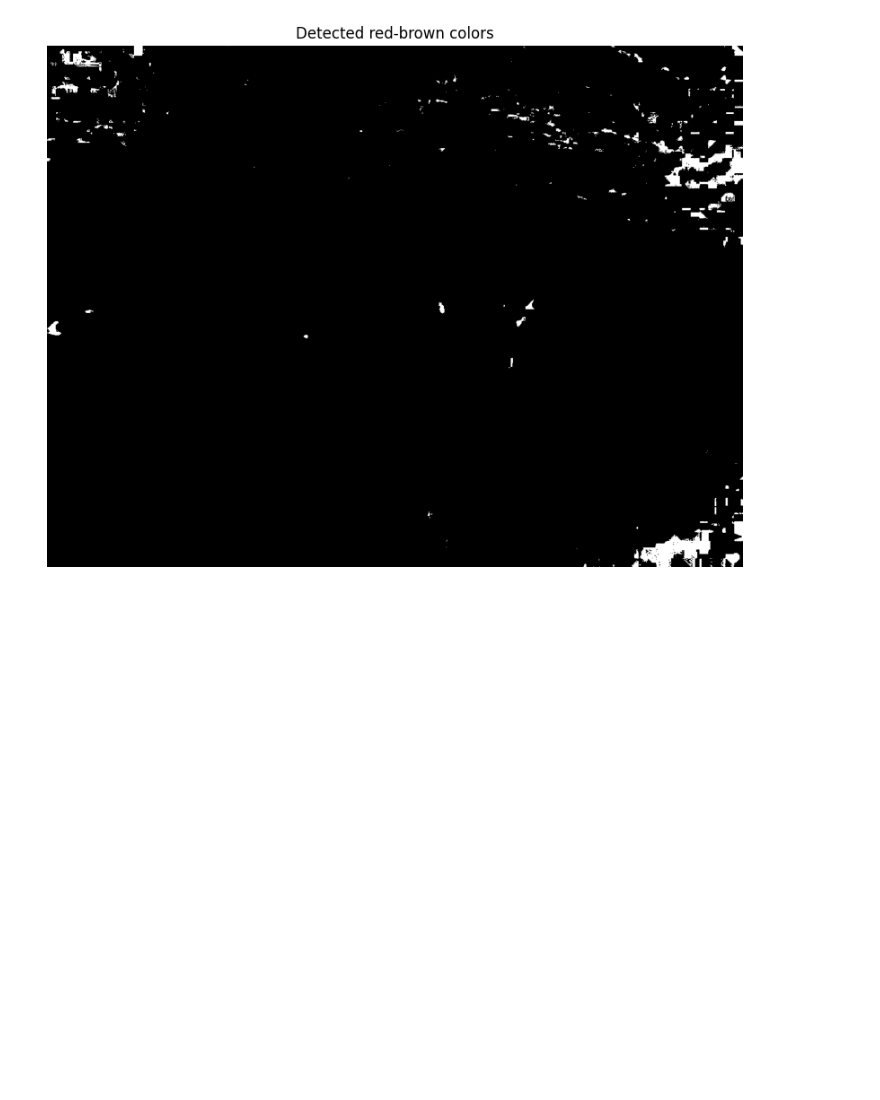
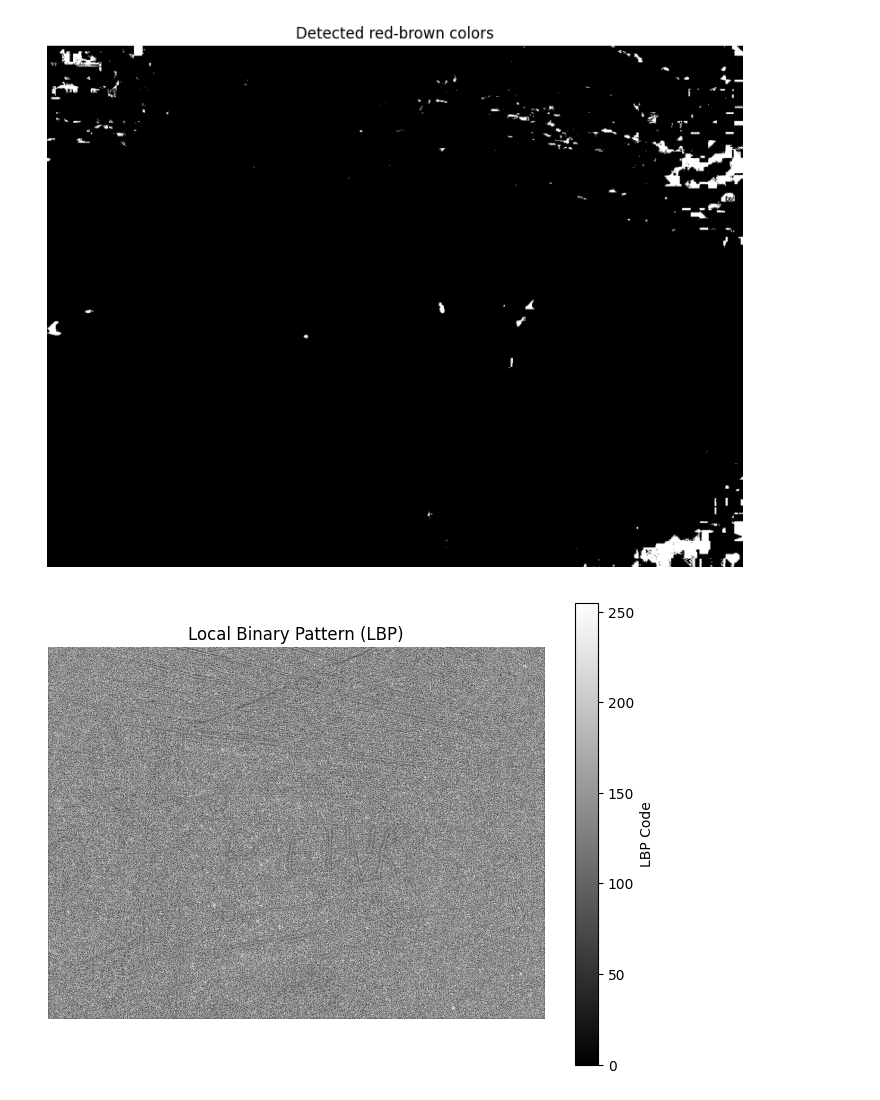
Before and after one commit to Samuelkoenig/PAMI_project_1, a Jupyter notebook: test.ipynb, the cells around one changed output. Cells and saved outputs as stored; diff of their text form; code cells hidden in the pictures; blank space fills up the shorter version.

Commit message:
added local binary pattern operatpr

```diff
--- a/test.ipynb
+++ b/test.ipynb
@@ -110,3 +131,37 @@ draw_color_detector(mask)
 [figure]
 [figure]
 [figure]
+# %%
+import cv2
+import numpy as np
+import matplotlib.pyplot as plt
+from skimage.feature import local_binary_pattern
+
+def texture_analysis(image):
+    # Compute LBP image
+    lbp = local_binary_pattern(image, P=8, R=1, method='uniform')
+    return lbp
+
+def visualize_lbp(lbp):
+    # Normalize LBP values to the range [0, 255] for visualization
+    lbp = (lbp / np.max(lbp)) * 255
+    lbp = lbp.astype(np.uint8)
+
+    # Display LBP image
+    plt.figure(figsize=(8, 6))
+    plt.imshow(lbp, cmap='gray')
+    plt.title('Local Binary Pattern (LBP)')
+    plt.axis('off')
+    plt.colorbar(label='LBP Code')
+    plt.show()
+
+# Example usage
+path = "data/dacl10k_v2_devphase/images/train/"
+file = "dacl10k_v2_train_0005.jpg"
+image_path = path + file
+image = cv2.imread(image_path, cv2.IMREAD_GRAYSCALE)  # Load image as grayscale
+
+lbp_image = texture_analysis(image)
+visualize_lbp(lbp_image)
+# %% [output]
+[figure, added]
```
Also changed, not shown: parts of 4 cells of this notebook.
